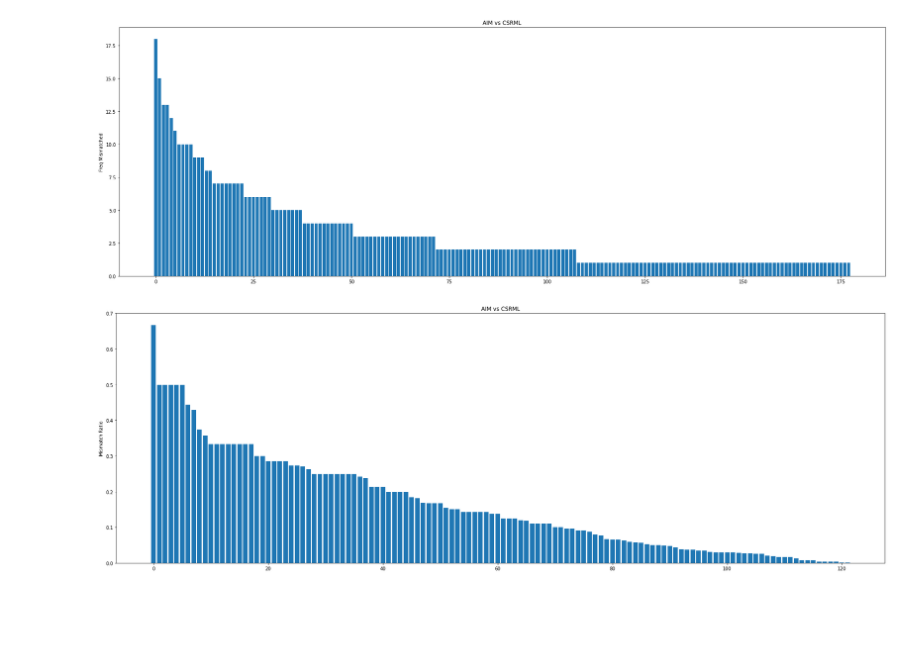
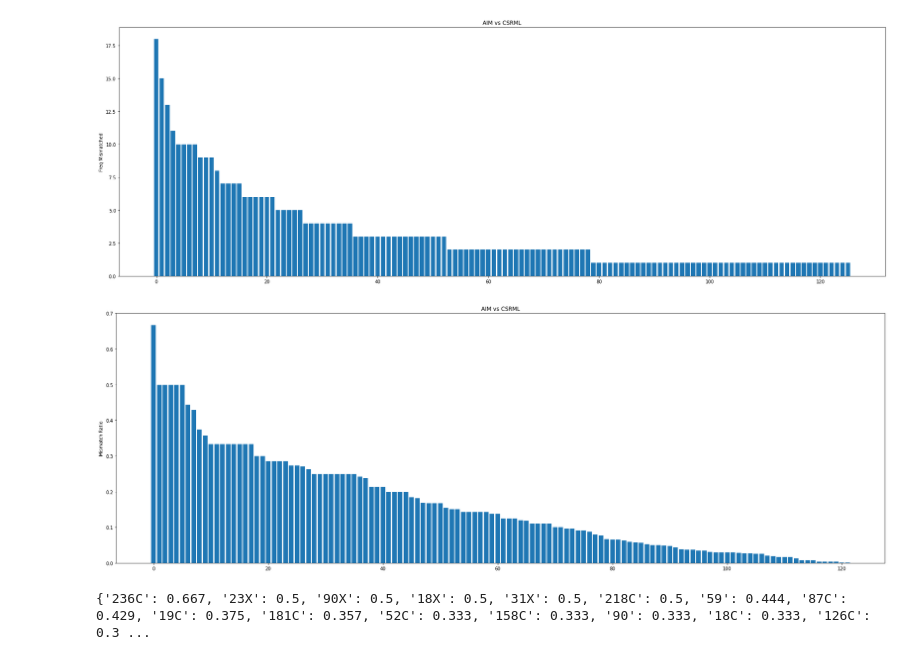
Before and after one commit to patlewig/aim, a Jupyter notebook: notebooks/AIM_Check.ipynb, the cells around one changed output. Cells and saved outputs as stored; diff of their text form; code cells hidden in the pictures; blank space fills up the shorter version.

```diff
--- a/notebooks/AIM_Check.ipynb
+++ b/notebooks/AIM_Check.ipynb
@@ -36,7 +23,7 @@ See the caveats in the documentation: https://pandas.pydata.org/pandas-docs/stab
 # Create a list of the CRSML Chemotypes from the fingerprint file generated in Chemotyper
 # (Chemotyper Inputs: Chemotype set file: AIM_V_1.xml, Structures: first_5000.sdf) --> Chemotyper Output: AIM_vs_first_5000.csv
 
-df_chemo = pd.read_csv("AIM_V1_vs_fooba_5030.csv")
+df_chemo = pd.read_csv("AIM_V1_vs_fooba_5032.csv")
 df_chemo = df_chemo.rename(columns={'M_SMILES':'SMILES'})
 df_chemo['Chemo_list'] = df_chemo.apply(lambda x: x.index[x == 1].tolist(), axis=1)
 df_chemo = df_chemo[['SMILES','Chemo_list']]
@@ -48,4 +35,4 @@ df_join = df_join[['CASRN','SMILES','AIM_list', 'Chemo_list']]
 df_join = df_join.drop_duplicates(subset=['SMILES'])
 #df_join.to_csv('AIM_ChemoType_Bench_first600.csv')
 
-df_join
+#df_join
@@ -83,21 +56,15 @@ df_join.to_excel('benchmark_smiles_aim_2_16_22_.xlsx')
 
 
 # Exceptions due to multiple subgraph representation for a single feature, duplicate entries, or uncaught exceptions
-exceptions = ['91C','91C_a','200C','200C_a','123C', '123C_a',
-              '12','12_a','3_a','3','137', '146', '96E', '328C', '306C',
-              '66E', '67E', '90E', '100C', '100Ca', '13C', '13C_a',
-              '13C_b','13C_c','13C_d','13C_e', '13C_f', '13C_g',
-              '13C_h', '8', '8_a', '8_b', '82C_a', '82C',
-              '183C', '183C_a', '171','171_a', '216', '216_a',
-              '2', '86C', '99C', '99C_a', '25', '30', '14C',
-              '14C_a', '40', '251C', '24_a', '34C', '34C_a',
-              '35C', '35C_a', '101X', '106C_a', '157C',
-              '157C_a', '157C_b', '101C', '101C_a',
-              '106C', '106C_a', '106C_b', '23C', '62E',
-              '7C', '7C_a', '7C_b', '121', '164',
-              '26C','26C_a','26C_b','26C_c','26C_d',
-              '191C', '191C_a', '107C_a', '107C_b', '107C',
-              '40C']
+exceptions = ['91C','91C_a','200C','200C_a','123C', '123C_a', '12','12_a','3_a','3','137',
+              '146', '96E', '328C', '306C', '66E', '67E', '90E', '100C', '100Ca', '13C',
+              '13C_a','13C_b','13C_c','13C_d','13C_e', '13C_f', '13C_g','13C_h', '8',
+              '8_a', '8_b', '82C_a', '82C','183C', '183C_a', '171','171_a', '216', '216_a',
+              '2', '86C', '99C', '99C_a', '25', '30', '14C','14C_a', '40', '251C', '24_a',
+              '34C', '34C_a', '35C', '35C_a', '101X', '106C_a', '157C', '157C_a', '157C_b',
+              '101C', '101C_a','106C', '106C_a', '106C_b', '23C', '62E', '7C', '7C_a', '7C_b',
+              '121', '164','26C','26C_a','26C_b','26C_c','26C_d', '191C', '191C_a', '107C_a',
+              '107C_b', '107C', '40C', '74E', '69E', '88E', '77E', '68E', '65E', '75E', '145']
 
 for e in exceptions:
   df_join['Difference'] = df_join.Difference.apply(lambda x: [i for i in x if i != e])
@@ -130,44 +97,34 @@ Percent full match: 91.91%
 # %%
 import matplotlib.pyplot as plt
 import numpy as np
 diff = []
 for row in df_join["Difference"]:
   for fragment in row:
     diff.append(fragment)
 
 import collections
 diff_counter = collections.Counter(diff)
 diff_counter = dict(sorted(diff_counter.items(), key=lambda item: -item[1]))
 # Descending order
 
-entries_to_remove = ('91C','91C_a','200C','200C_a','123C', '123C_a',
-                     '12','12_a','3_a','3','137', '146', '96E', '328C', '306C',
-                     '66E', '67E', '90E', '100C', '100Ca', '13C', '13C_a',
-                     '13C_b','13C_c','13C_d','13C_e', '13C_f', '13C_g',
-                     '13C_h', '8', '8_a', '8_b', '82C_a', '82C',
-                     '183C', '183C_a', '171','171_a', '216', '216_a',
-                     '2', '86C', '99C', '99C_a', '25', '30', '14C',
-                     '14C_a', '40', '251C', '24_a', '101X')#,  '155C')
-
-
-for k in entries_to_remove:
+for k in exceptions:
     diff_counter.pop(k, None)
 
 keys = diff_counter.keys()
 #print(keys)
 
 key_len = np.arange(len(keys))
 values = diff_counter.values()
 
 plt.figure(figsize=(30, 10))
 plt.bar(key_len,values)
 plt.ylabel('Freq Mismatched')
 plt.title('AIM vs CSRML')
 #plt.xticks(key_len, keys)
 plt.show()
 #print(diff_counter)
 # %% [output]
-[figure, old version]
+[figure, new version]
 # %%
 ## mismatches / presence_in_list
 
@@ -192,24 +149,10 @@ diff_count = dict(counter_diff)
 fraction_mismatched = {k: round(diff_count[k] / float(AIM_count[k]),3) for k in diff_count if k in AIM_count}
 fraction_sorted = dict(sorted(fraction_mismatched.items(), key=lambda item: -item[1]))
 #print(fraction_mismatched)
-entries_to_remove = ('91C','91C_a','200C','200C_a','123C', '123C_a',
-                     '12','12_a','3_a','3','137', '146', '96E', '328C', '306C',
-                     '66E', '67E', '90E', '100C', '100Ca', '13C', '13C_a',
-                     '13C_b','13C_c','13C_d','13C_e', '13C_f', '13C_g',
-                     '13C_h', '8', '8_a', '8_b', '82C_a', '82C',
-                     '183C', '183C_a', '171','171_a', '216', '216_a',
-                     '2', '86C', '99C', '99C_a', '25', '30', '14C',
-                     '14C_a', '40', '251C', '24_a', '34C', '34C_a',
-                     '35C', '35C_a', '101X', '106C_a', '157C',
-                     '157C_a', '157C_b', '101C', '101C_a',
-                     '106C', '106C_a', '106C_b', '23C', '62E',
-                     '7C', '7C_a', '7C_b', '121', '164',
-                     '26C','26C_a','26C_b','26C_c','26C_d',
-                     '191C', '191C_a', '107C_a', '107C_b', '107C',
-                     '40C')
+
 #121, 164 - both Nitroso, N+5 Valence
 
-for k in entries_to_remove:
+for k in exceptions:
     fraction_sorted.pop(k, None)
 
 keys = fraction_sorted.keys()
@@ -224,9 +167,10 @@ plt.title('AIM vs CSRML')
 #plt.xticks(key_len, keys)
 plt.show()
 
-#print(fraction_sorted)
+print(fraction_sorted)
 # %% [output]
 [figure]
+{'236C': 0.667, '23X': 0.5, '90X': 0.5, '18X': 0.5, '31X': 0.5, '218C': 0.5, '59': 0.444, '87C': 0.429, '19C': 0.375, '181C': 0.357, '52C': 0.333, '158C': 0.333, '90': 0.333, '18C': 0.333, '126C': 0.3 ...
 # %%
 fragments = []
 for row in df_join["Difference"]:
```
Also changed, not shown: parts of 8 cells of this notebook.
